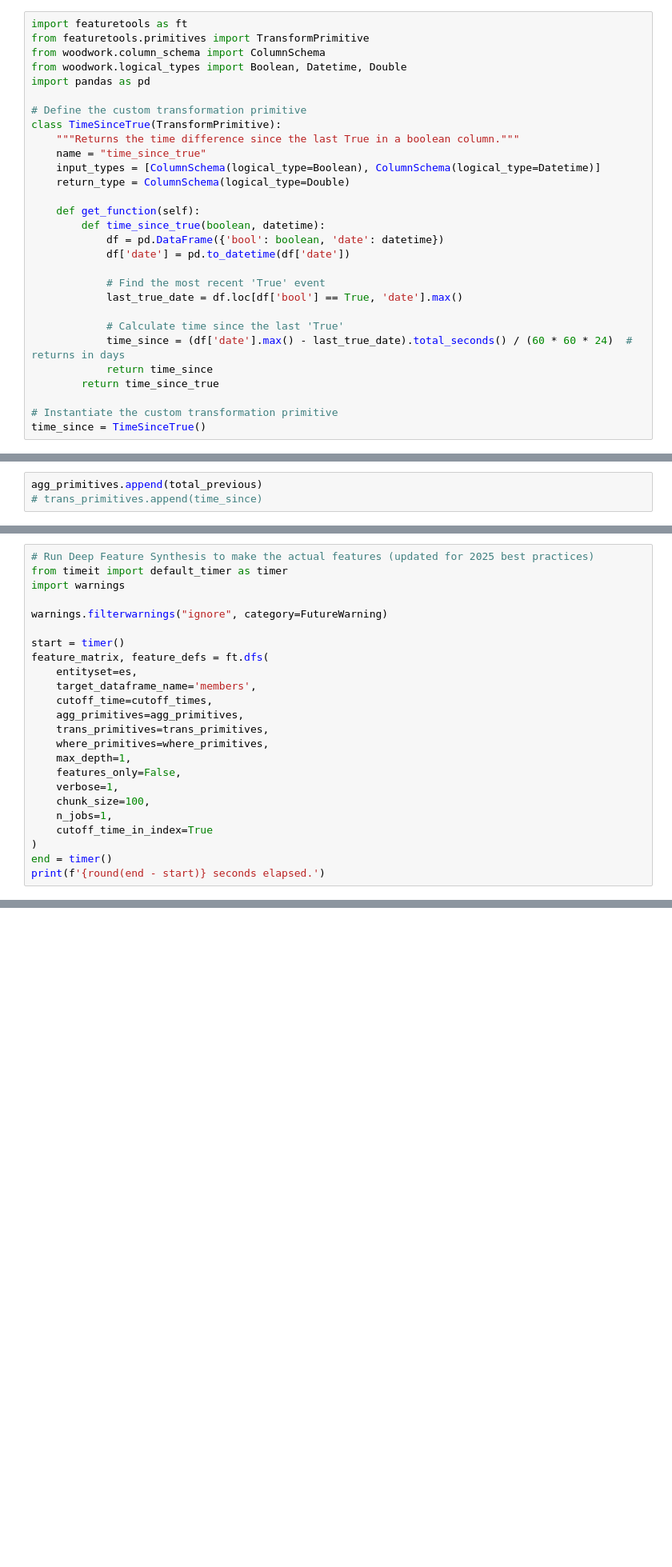
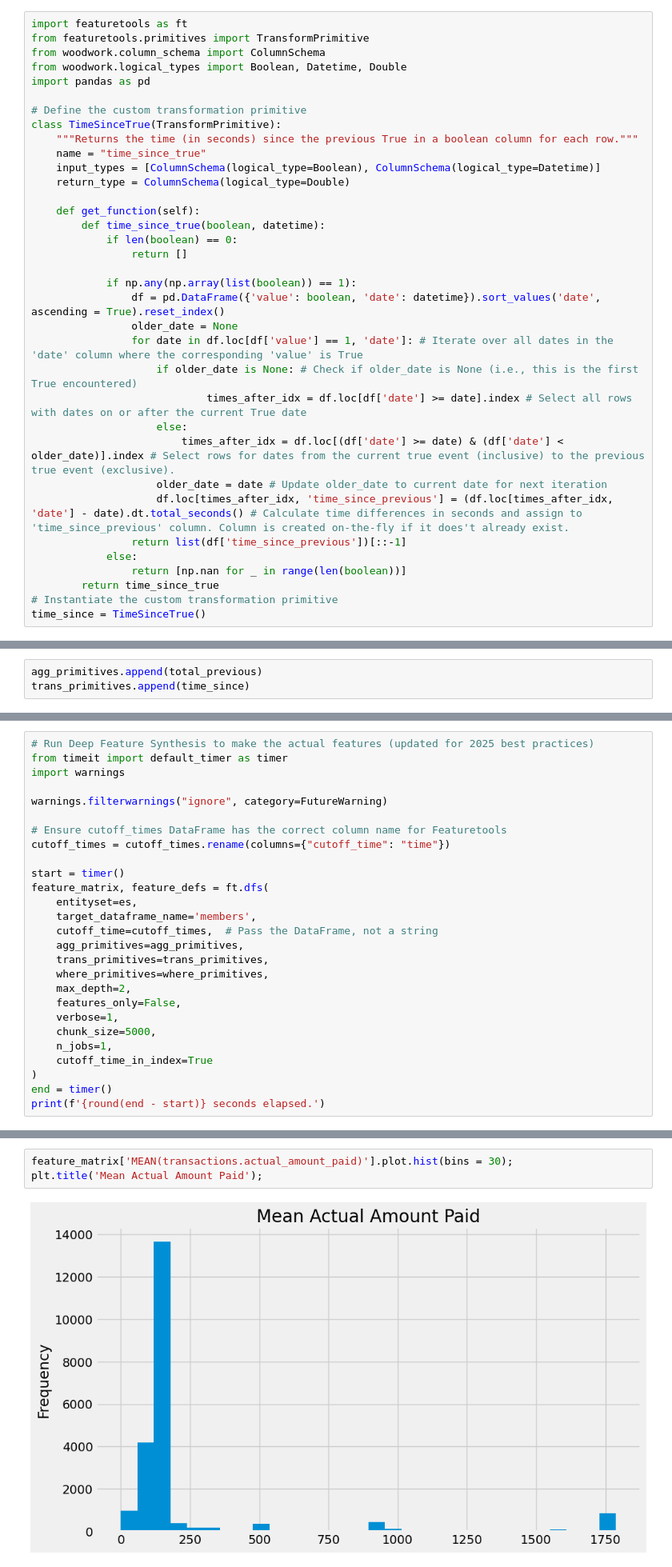
Before and after one commit to amschiltz/springboard_projects, a Jupyter notebook: Automated Feature Engineering Exercise/Feature Engineering.ipynb, the cells around one changed output, grey strips where cells are left out. Shown at 80% size. Saved outputs shown, nothing was run; the diff lists cells and outputs as text; blank space fills up the shorter version.

```diff
--- a/Automated Feature Engineering Exercise/Feature Engineering.ipynb
+++ b/Automated Feature Engineering Exercise/Feature Engineering.ipynb
@@ -658,31 +674,37 @@ import pandas as pd
 
 # Define the custom transformation primitive
 class TimeSinceTrue(TransformPrimitive):
-    """Returns the time difference since the last True in a boolean column."""
+    """Returns the time (in seconds) since the previous True in a boolean column for each row."""
     name = "time_since_true"
     input_types = [ColumnSchema(logical_type=Boolean), ColumnSchema(logical_type=Datetime)]
     return_type = ColumnSchema(logical_type=Double)
 
     def get_function(self):
         def time_since_true(boolean, datetime):
-            df = pd.DataFrame({'bool': boolean, 'date': datetime})
-            df['date'] = pd.to_datetime(df['date'])
+            if len(boolean) == 0:
+                return []
 
-            # Find the most recent 'True' event
-            last_true_date = df.loc[df['bool'] == True, 'date'].max()
-
-            # Calculate time since the last 'True'
-            time_since = (df['date'].max() - last_true_date).total_seconds() / (60 * 60 * 24)  # returns in days
-            return time_since
+            if np.any(np.array(list(boolean)) == 1):
+                df = pd.DataFrame({'value': boolean, 'date': datetime}).sort_values('date', ascending = True).reset_index()
+                older_date = None
+                for date in df.loc[df['value'] == 1, 'date']: # Iterate over all dates in the 'date' column where the corresponding 'value' is True
+                    if older_date is None: # Check if older_date is None (i.e., this is the first True encountered)
+                            times_after_idx = df.loc[df['date'] >= date].index # Select all rows with dates on or after the current True date
+                    else:
+                        times_after_idx = df.loc[(df['date'] >= date) & (df['date'] < older_date)].index # Select rows for dates from the current true event (inclusive) to the previous true event (exclusive).
+                    older_date = date # Update older_date to current date for next iteration
+                    df.loc[times_after_idx, 'time_since_previous'] = (df.loc[times_after_idx, 'date'] - date).dt.total_seconds() # Calculate time differences in seconds and assign to 'time_since_previous' column. Column is created on-the-fly if it does't already exist.
+                return list(df['time_since_previous'])[::-1]
+            else:
+                return [np.nan for _ in range(len(boolean))]
         return time_since_true
-
 # Instantiate the custom transformation primitive
 time_since = TimeSinceTrue()
 # %% [markdown]
 Let's add the two custom primitives to the respective lists. In the final version of feature engineering, I did not use the `time_since` primitive. I ran into problems with the implementation but would encourage anyone to try and fix it or build their own custom primitive[s].
 # %%
 agg_primitives.append(total_previous)
-# trans_primitives.append(time_since)
+trans_primitives.append(time_since)
 # %% [markdown]
 ## Deep Feature Synthesis with Specified Primitives
 
@@ -737,18 +755,21 @@ import warnings
 
 warnings.filterwarnings("ignore", category=FutureWarning)
 
+# Ensure cutoff_times DataFrame has the correct column name for Featuretools
+cutoff_times = cutoff_times.rename(columns={"cutoff_time": "time"})
+
 start = timer()
 feature_matrix, feature_defs = ft.dfs(
     entityset=es,
     target_dataframe_name='members',
-    cutoff_time=cutoff_times,
+    cutoff_time=cutoff_times,  # Pass the DataFrame, not a string
     agg_primitives=agg_primitives,
     trans_primitives=trans_primitives,
     where_primitives=where_primitives,
-    max_depth=1,
+    max_depth=2,
     features_only=False,
     verbose=1,
-    chunk_size=100,
+    chunk_size=5000,
     n_jobs=1,
     cutoff_time_in_index=True
 )
@@ -792,0 +864,5 @@ feature_matrix['TOTAL_PREVIOUS_MONTH(logs.num_unq, date)'].describe()
+# %%
+feature_matrix['MEAN(transactions.actual_amount_paid)'].plot.hist(bins = 30);
+plt.title('Mean Actual Amount Paid');
+# %% [output]
+[figure, added]
```
Also changed, not shown: parts of 30 cells of this notebook, 1 other file.
